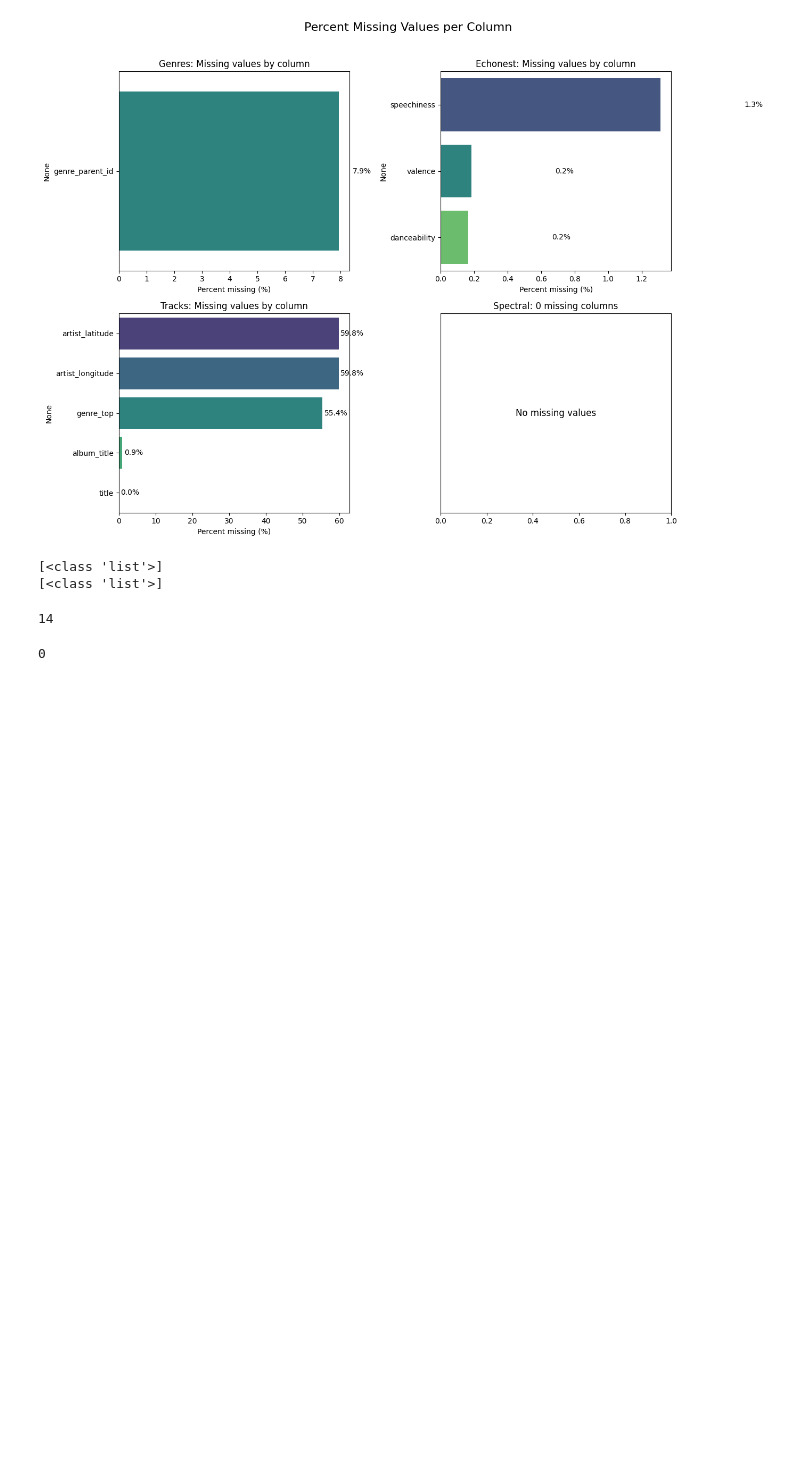
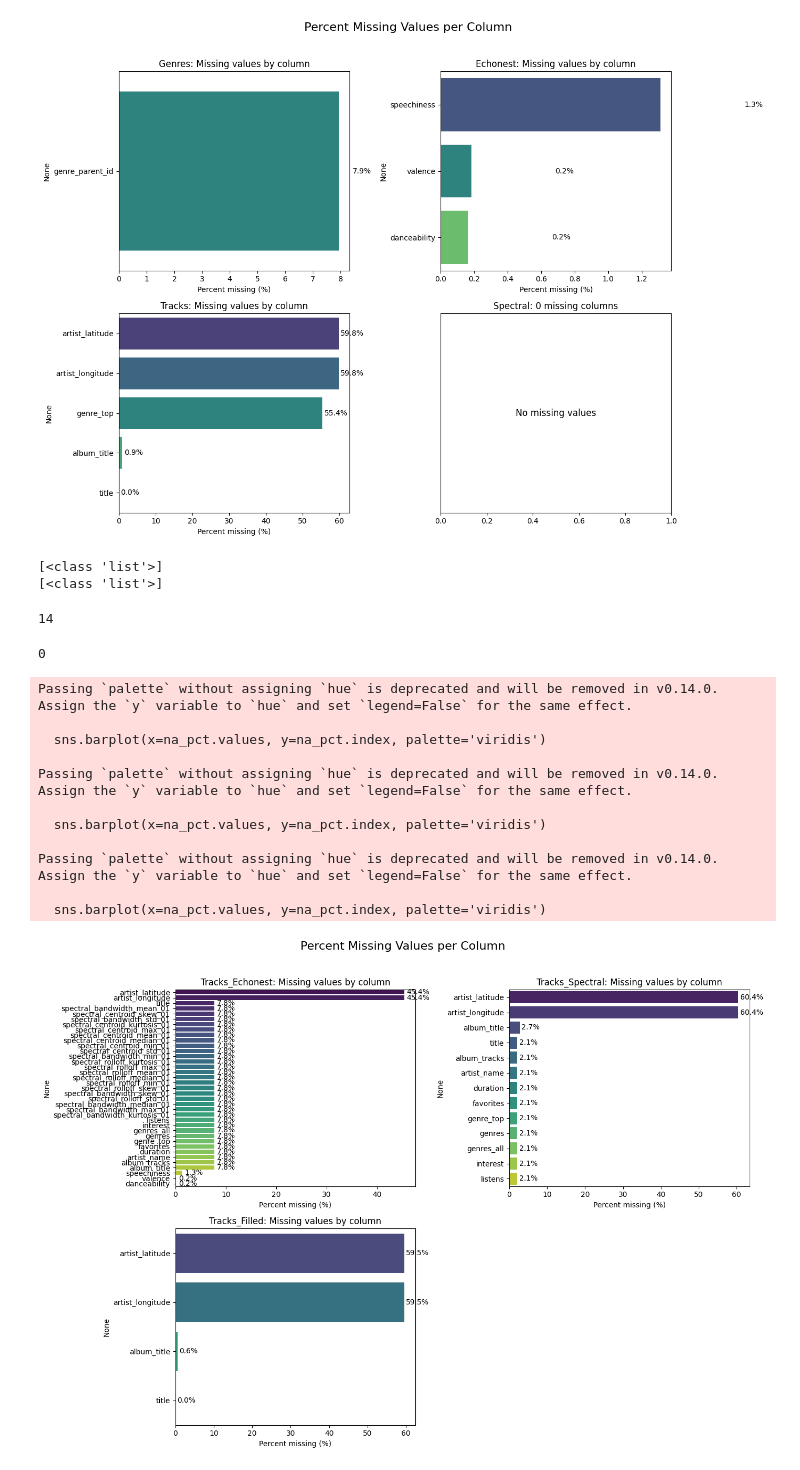
Before and after one commit to khola22/Supervised_Challenge, a Jupyter notebook: data_prep.ipynb, the cells around one changed output. Saved outputs shown, nothing was run; the diff lists cells and outputs as text; code cells hidden in the pictures; blank space fills up the shorter version.

Commit message:
added the 2 merged datasets

```diff
--- a/data_prep.ipynb
+++ b/data_prep.ipynb
@@ -288,3 +290,31 @@ print(tracks_filled['genre_top'].isna().sum())
 tracks_filled.to_csv('data/tracks_filled.tsv', sep='\t', index=False)
 # %% [output]
 0
+# %%
+# Merging the datasets
+# the 1st merge between tracks_filled and spectral_features on 'track_id'
+
+tracks_spectral = pd.merge(tracks_filled, spectral, on='track_id', how='outer')
+tracks_spectral.to_csv('data/tracks_spectral.tsv', sep='\t', index=False)
+
+# The 2nd merge between tracks_spectral and echonest_features on 'track_id'
+tracks_echonest = pd.merge(echonest, tracks_spectral, on='track_id', how='left')
+tracks_echonest.to_csv('data/tracks_echonest.tsv', sep='\t', index=False)
+# %%
+# Plot the missing values
+datasets = {'Tracks_Echonest': tracks_echonest, 'Tracks_Spectral': tracks_spectral, 'Tracks_Filled': tracks_filled}
+
+plot_missing_values(datasets)
+# %% [output]
+Passing `palette` without assigning `hue` is deprecated and will be removed in v0.14.0. Assign the `y` variable to `hue` and set `legend=False` for the same effect.
+
+  sns.barplot(x=na_pct.values, y=na_pct.index, palette='viridis')
+
+Passing `palette` without assigning `hue` is deprecated and will be removed in v0.14.0. Assign the `y` variable to `hue` and set `legend=False` for the same effect.
+
+  sns.barplot(x=na_pct.values, y=na_pct.index, palette='viridis')
+
+Passing `palette` without assigning `hue` is deprecated and will be removed in v0.14.0. Assign the `y` variable to `hue` and set `legend=False` for the same effect.
+
+  sns.barplot(x=na_pct.values, y=na_pct.index, palette='viridis')
+[figure, added]
```
Also changed, not shown: parts of 1 cell of this notebook, 1 other file.
